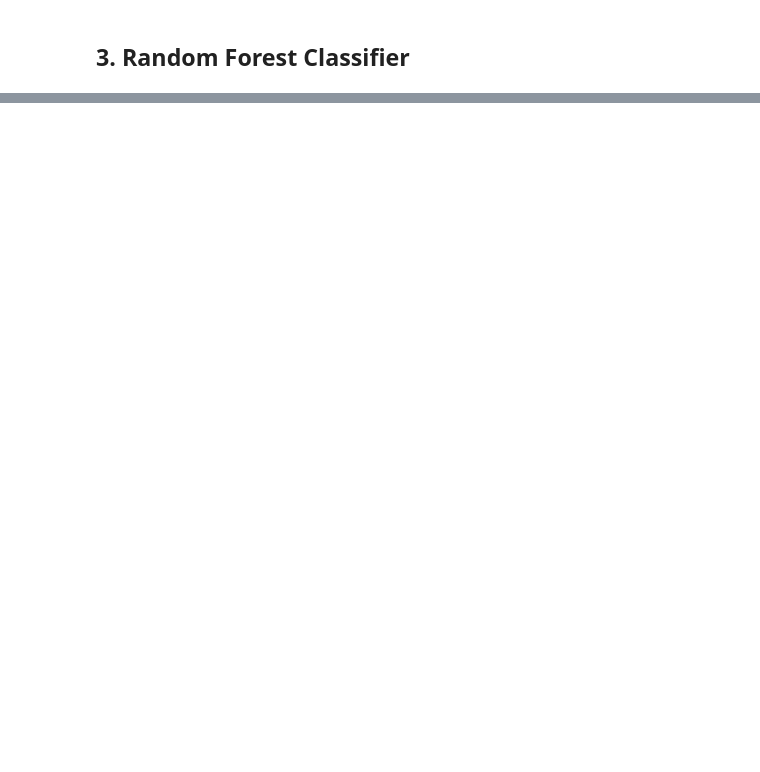
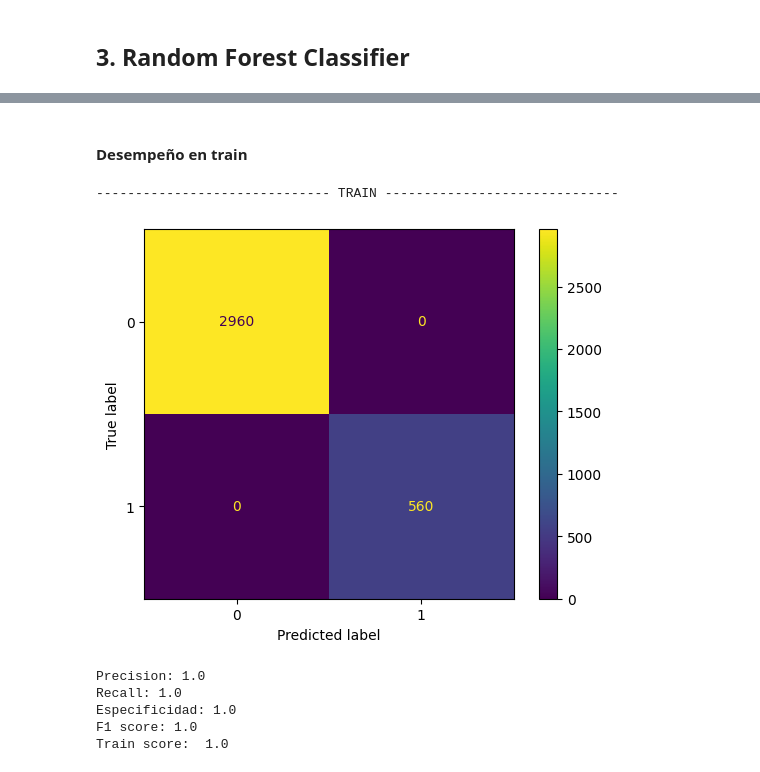
Before and after one commit to AlexanderBedoyaC/pediccion_abandono_empleo, a Jupyter notebook: 9. Modelos - Anova.ipynb, the cells around one changed output, grey strips where cells are left out. Drawn from its saved outputs; the diff is of its cells as text; code cells hidden in the pictures; blank space fills up the shorter version.

```diff
--- a/9. Modelos - Anova.ipynb
+++ b/9. Modelos - Anova.ipynb
@@ -258,0 +115,11 @@ plt.show()
+# %%
+XGBmodel = XGBClassifier(random_state = 42, classmethod='')
+
+rand_s_xgb = RandomizedSearchCV(estimator = XGBmodel,
+                                param_distributions = parameters,
+                                n_iter = 15,
+                                scoring = 'recall',
+                                cv=10,
+                                n_jobs = -1,
+                                verbose = False)
+rand_s_xgb.fit(X_train, y_train)
@@ -258,0 +128,10 @@ plt.show()
+# %%
+xgb_opt = XGBClassifier(
+    random_state = 42,
+    n_jobs = -1,
+    learning_rate = 0.05,
+    max_depth = 20,
+    n_estimators = 1400,
+    colsample_bytree = 0.9
+)
+xgb_opt.fit(X_train, y_train)
@@ -258,0 +150,12 @@ plt.show()
+# %% [markdown]
+#### Desempeño en train
+# %%
+precision_xgb_train, recall_xgb_train, especificidad_xgb_train, f1_score_xgb_train = utils.metricas(xgb_opt , X_train, y_train, 'TRAIN')
+# %% [output]
+------------------------------ TRAIN ------------------------------
+[figure, added]
+Precision: 1.0
+Recall: 1.0
+Especificidad: 1.0
+F1 score: 1.0
+Train score:  1.0
```
Also changed, not shown: parts of 68 cells of this notebook, 1 other file.
